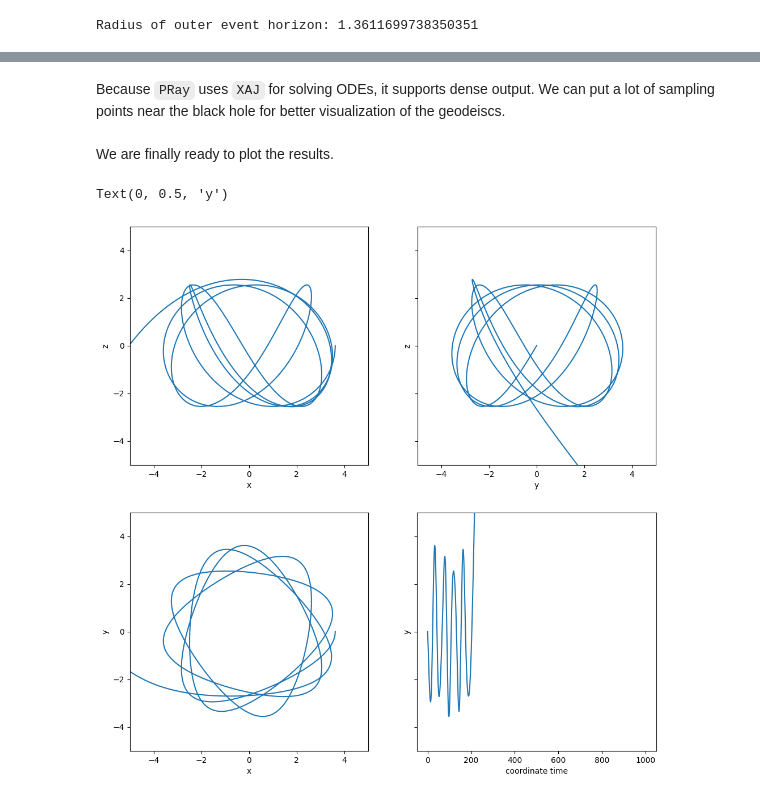
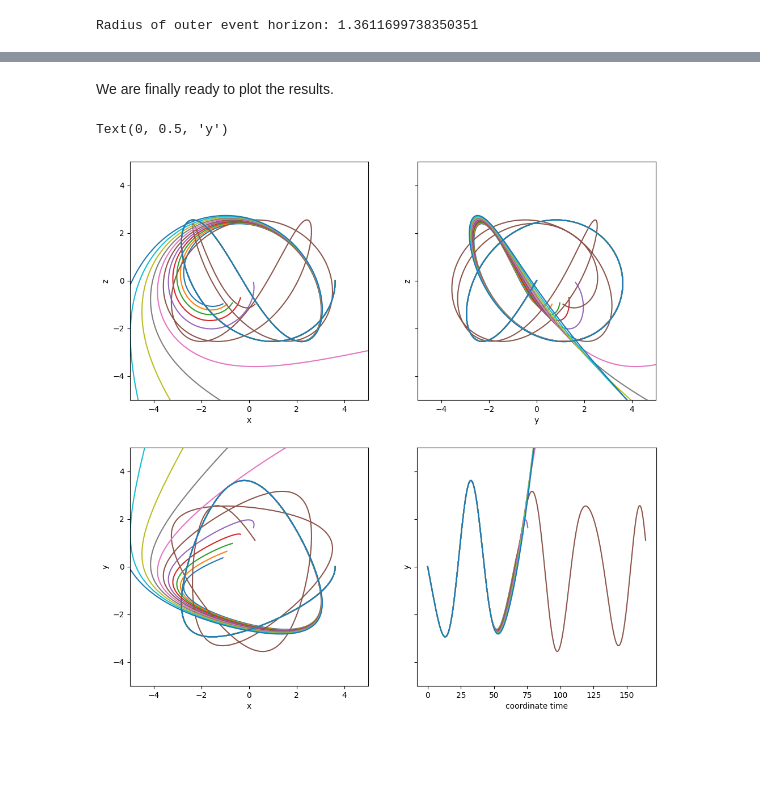
Before and after one commit to adxsrc/fadge, a Jupyter notebook: demos/geode_shell.ipynb, the cells around one changed output, grey strips where cells are left out. Saved outputs shown, nothing was run; the diff lists cells and outputs as text; code cells hidden in the pictures; blank space fills up the shorter version.

```diff
--- a/demos/geode_shell.ipynb
+++ b/demos/geode_shell.ipynb
@@ -18,13 +18,11 @@ from itertools  import product
 We then instasize `PRay` into an object
 # %%
 grrt = GRRT(
-    aspin=0.9325, ind='time',
+    aspin=0.9325,
     eps=-1e-3, atol=1e-12, rtol=0, hmin=0,
-    names={'ind':'t'},
+    names={'ind':'lambda'},
     dtype=np.float64,
 )
-
-grrt.set_sphorbit(r=3.5)
 # %% [output]
 Radius of outer event horizon: 1.3611699738350351
 # %% [markdown]
@@ -32,2 +30,10 @@ To setup the initial conditions, we first set the camera location, and then spec
+# %%
+dP = np.linspace(-1e-4, 1e-4, 11) # related to phidot
+dQ = np.linspace(-1e-4, 1e-4, 11) # thetadot^2
+
+dPm, dQm = np.meshgrid(dP, dQ)
+r        = np.repeat(3.5, dQm.size).reshape(dQm.shape)
+
+grrt.set_shell(r, dPm, dQm)
 # %% [markdown]
 To performm geodesic integration, simply call `pray.geode()`.
@@ -35,9 +40,18 @@ When no argument is specified, the integration is carried out to `-2 * r_obs`.
 The return values are the full steps during the integration.
 # %%
-l, f = grrt.geode(L=1000,N=100000) # full step output
+l, f = grrt.geode(L=200,N=20000,h=1) # full step output
 
 ft = f[:,0,0]
 fx = f[:,0,1]
 fy = f[:,0,2]
 fz = f[:,0,3]
+
+def rKS(x, y, z):
+    aa = grrt.aspin * grrt.aspin
+    zz = z * z
+    kk = 0.5 * (x * x + y * y + zz - aa)
+    rr = np.sqrt(kk * kk + aa * zz) + kk
+    return np.sqrt(rr)
+
+fr = rKS(fx, fy, fz)
 # %% [output]
@@ -63,6 +59,3 @@ All equations were filtered out
-# %% [markdown]
-Because `PRay` uses `XAJ` for solving ODEs, it supports dense output.
-We can put a lot of sampling points near the black hole for better visualization of the geodeiscs.
 # %% [markdown]
 We are finally ready to plot the results.
 # %%
@@ -70,37 +63,37 @@ fig, axes = plt.subplots(2,2, figsize=(12,12), sharey=True)
 
 lim = 5
 
-axes[0][0].plot(fx, fz)
-axes[0][1].plot(fy, fz)
-axes[1][0].plot(fx, fy)
-axes[1][1].plot(ft, fy)
-
-#fig.tight_layout()
+iQ = 5
+for iP in range(11):
+    axes[0][0].plot(fx[:,iQ,iP], fz[:,iQ,iP])
+    axes[0][1].plot(fy[:,iQ,iP], fz[:,iQ,iP])
+    axes[1][0].plot(fx[:,iQ,iP], fy[:,iQ,iP])
+    axes[1][1].plot(ft[:,iQ,iP], fy[:,iQ,iP])
 
 ax = axes[0][0]
 ax.set_xlabel('x')
 ax.set_ylabel('z')
 ax.set_xlim(-lim,lim)
 ax.set_ylim(-lim,lim)
 ax.set_aspect('equal')
 
 ax = axes[0][1]
 ax.set_xlabel('y')
 ax.set_ylabel('z')
 ax.set_xlim(-lim,lim)
 ax.set_ylim(-lim,lim)
 ax.set_aspect('equal')
 
 ax = axes[1][0]
 ax.set_xlabel('x')
 ax.set_ylabel('y')
 ax.set_xlim(-lim,lim)
 ax.set_ylim(-lim,lim)
 ax.set_aspect('equal')
 
 ax = axes[1][1]
 ax.set_xlabel('coordinate time')
 ax.set_ylabel('y')
 # %% [output]
 Text(0, 0.5, 'y')
-[figure, old version]
+[figure, new version]
```
Also changed, not shown: parts of 4 cells of this notebook.
